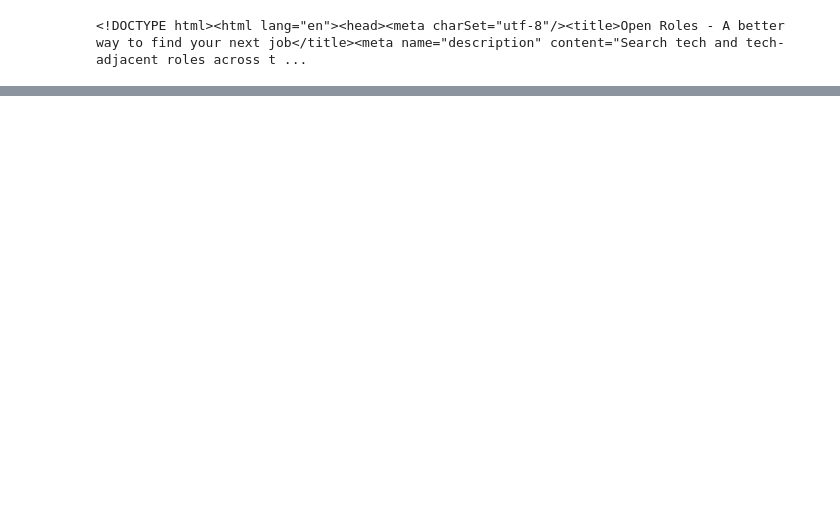
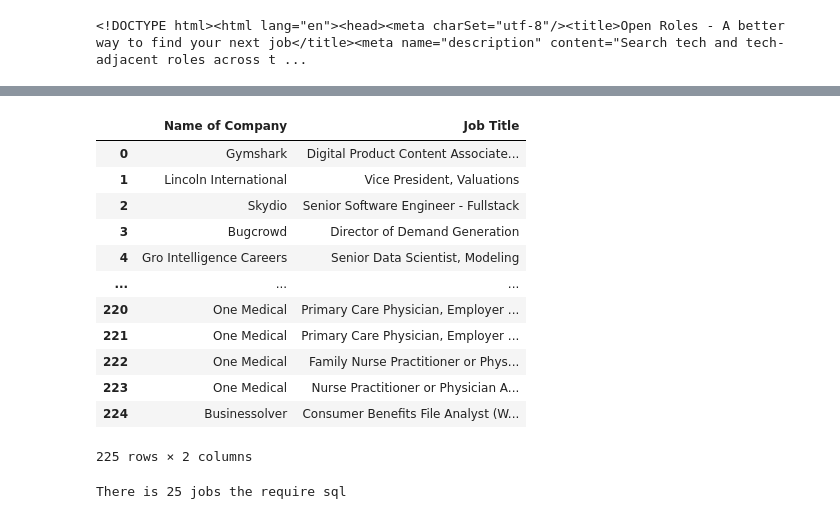
Before and after one commit to David800823/Data_Analyst_Job, a Jupyter notebook: Webscraping_Script.ipynb, the cells around one changed output, grey strips where cells are left out. Saved outputs shown, nothing was run; the diff lists cells and outputs as text; code cells hidden in the pictures; blank space fills up the shorter version.

```diff
--- a/Webscraping_Script.ipynb
+++ b/Webscraping_Script.ipynb
@@ -69,0 +94,55 @@ df
+# %%
+#go through the whole robota website
+#program will run from page 1 to 12442
+page = 1
+page_end = 10 # total pages 12442
+company_name = []
+job_titles = []
+languages = []
+
+#will loop until it hit all the pages in the website
+while page != page_end:
+    url = f"https://www.robota.app/?toggle[hasSalary]=true&toggle[perkTags]=false&page={page}"
+    response = rq.get(url)
+    html = response.content
+    soup = bs(html)
+
+    #find the name of all company
+    for a in soup.find_all("a", class_ = "font-normal hover:underline"):
+        company_name.append(a.get_text(strip = True))
+
+    #find all job titles
+    for a in soup.find_all("a", class_ = "font-bold hover:underline group/link group-hover/post:text-blue-700"):
+        job_titles.append(a.get_text(strip = True))
+
+    #find the languages used
+    for a in soup.find_all("a", class_ = "text-xs font-semibold py-1 px-2 rounded-lg bg-cyan-100 hover:bg-cyan-200"):
+        languages.append(a.get_text(strip = True))
+    #continue to next page
+    page = page + 1
+# %%
+df_company_name = pd.DataFrame(company_name, columns = ["Name of Company"])
+df_job_title = pd.DataFrame(job_titles, columns = ['Job Title'])
+# %%
+merge = pd.concat([df_company_name, df_job_title.reindex(df_company_name.index)], axis=1)
+merge
+# %% [output]
+|  | Name of Company | Job Title |
+| 0 | Gymshark | Digital Product Content Associate... |
+| 1 | Lincoln International | Vice President, Valuations |
+| 2 | Skydio | Senior Software Engineer - Fullstack |
+| 3 | Bugcrowd | Director of Demand Generation |
+| 4 | Gro Intelligence Careers | Senior Data Scientist, Modeling |
+| ... | ... | ... |
+| 220 | One Medical | Primary Care Physician, Employer ... |
+| 221 | One Medical | Primary Care Physician, Employer ... |
+| 222 | One Medical | Family Nurse Practitioner or Phys... |
+| 223 | One Medical | Nurse Practitioner or Physician A... |
+| 224 | Businessolver | Consumer Benefits File Analyst (W... |
+225 rows × 2 columns
+# %%
+df_languages = pd.DataFrame(languages, columns= ["Languages"])
+
+df_languages
+# %% [output]
+There is 25 jobs the require sql
```
Also changed, not shown: parts of 6 cells of this notebook.
